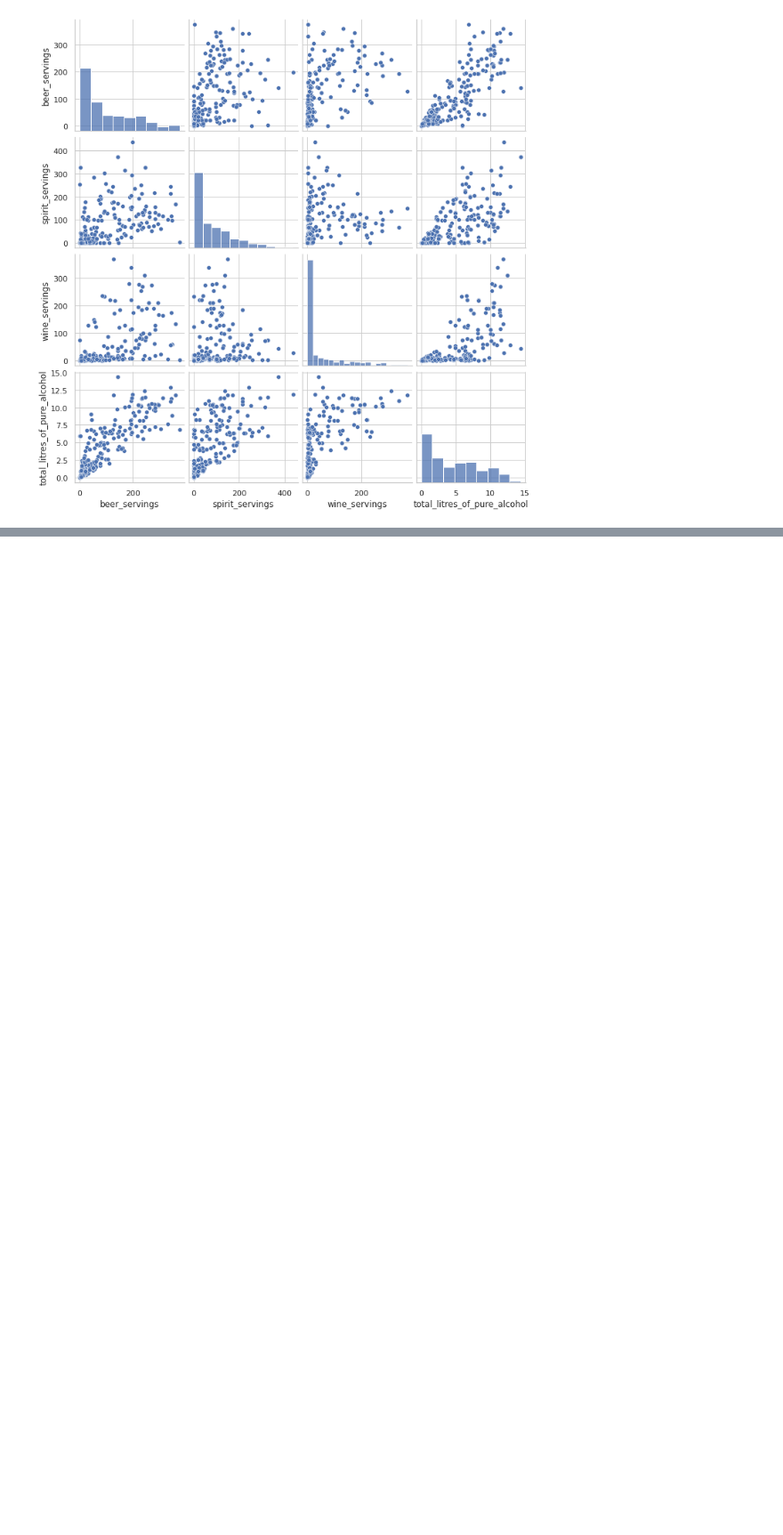
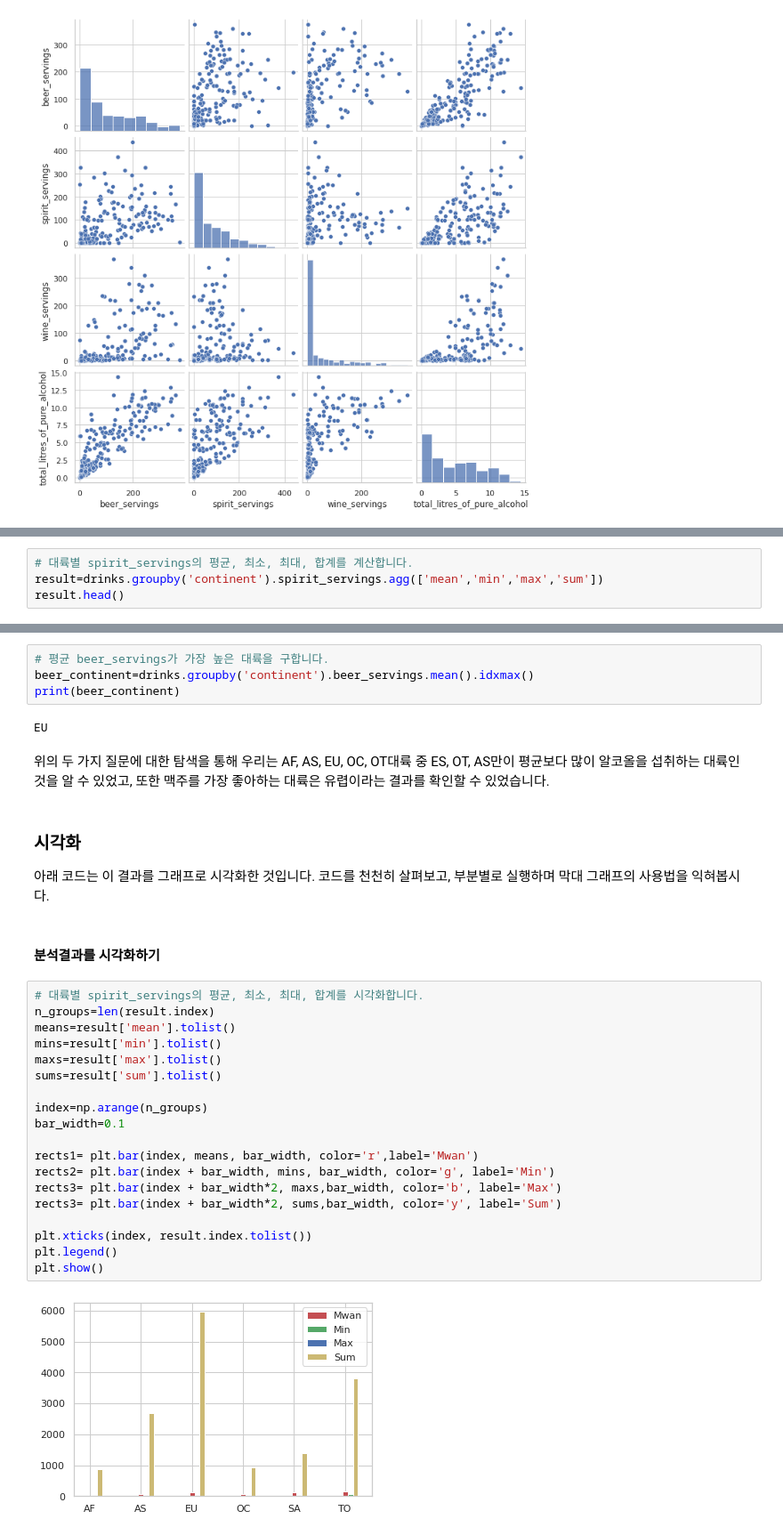
Before and after one commit to choiuikang/with_python, a Jupyter notebook: chapter-01.ipynb, the cells around one changed output, grey strips where cells are left out. Shown at 89% size. Saved outputs shown, nothing was run; the diff lists cells and outputs as text; blank space fills up the shorter version.

```diff
--- a/chapter-01.ipynb
+++ b/chapter-01.ipynb
@@ -567,0 +610,4 @@ plt.show()
+# %%
+# 대륙별 spirit_servings의 평균, 최소, 최대, 합계를 계산합니다.
+result=drinks.groupby('continent').spirit_servings.agg(['mean','min','max','sum'])
+result.head()
@@ -567,0 +640,34 @@ plt.show()
+# %%
+# 평균 beer_servings가 가장 높은 대륙을 구합니다.
+beer_continent=drinks.groupby('continent').beer_servings.mean().idxmax()
+print(beer_continent)
+# %% [output]
+EU
+# %% [markdown]
+위의 두 가지 질문에 대한 탐색을 통해 우리는 AF, AS, EU, OC, OT대륙 중 ES, OT, AS만이 평균보다 많이 알코올을 섭취하는 대륙인 것을 알 수 있었고, 또한 맥주를 가장 좋아하는 대륙은 유렵이라는 결과를 확인할 수 있었습니다.
+# %% [markdown]
+### 시각화
+아래 코드는 이 결과를 그래프로 시각화한 것입니다. 코드를 천천히 살펴보고, 부분별로 실행하며 막대 그래프의 사용법을 익혀봅시다.
+# %% [markdown]
+#### 분석결과를 시각화하기
+# %%
+# 대륙별 spirit_servings의 평균, 최소, 최대, 합계를 시각화합니다.
+n_groups=len(result.index)
+means=result['mean'].tolist()
+mins=result['min'].tolist()
+maxs=result['max'].tolist()
+sums=result['sum'].tolist()
+
+index=np.arange(n_groups)
+bar_width=0.1
+
+rects1= plt.bar(index, means, bar_width, color='r',label='Mwan')
+rects2= plt.bar(index + bar_width, mins, bar_width, color='g', label='Min')
+rects3= plt.bar(index + bar_width*2, maxs,bar_width, color='b', label='Max')
+rects3= plt.bar(index + bar_width*2, sums,bar_width, color='y', label='Sum')
+
+plt.xticks(index, result.index.tolist())
+plt.legend()
+plt.show()
+# %% [output]
+[figure, added]
```
Also changed, not shown: parts of 13 cells of this notebook.
